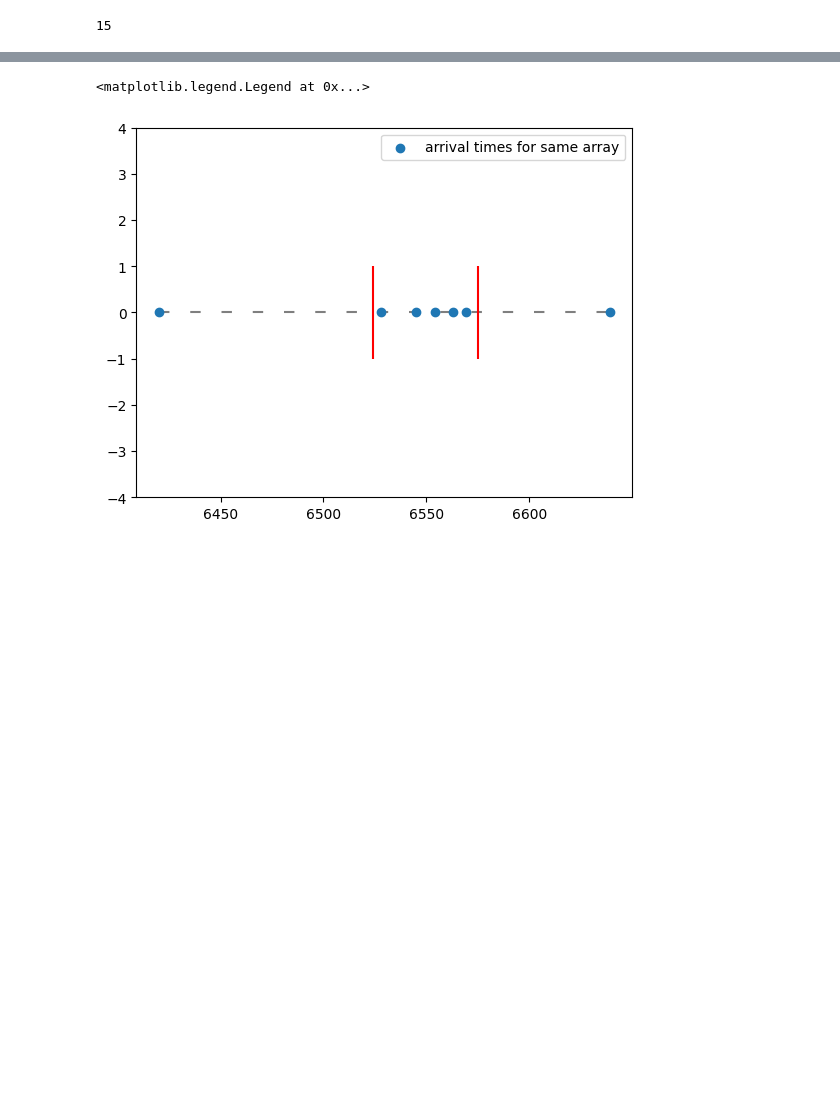
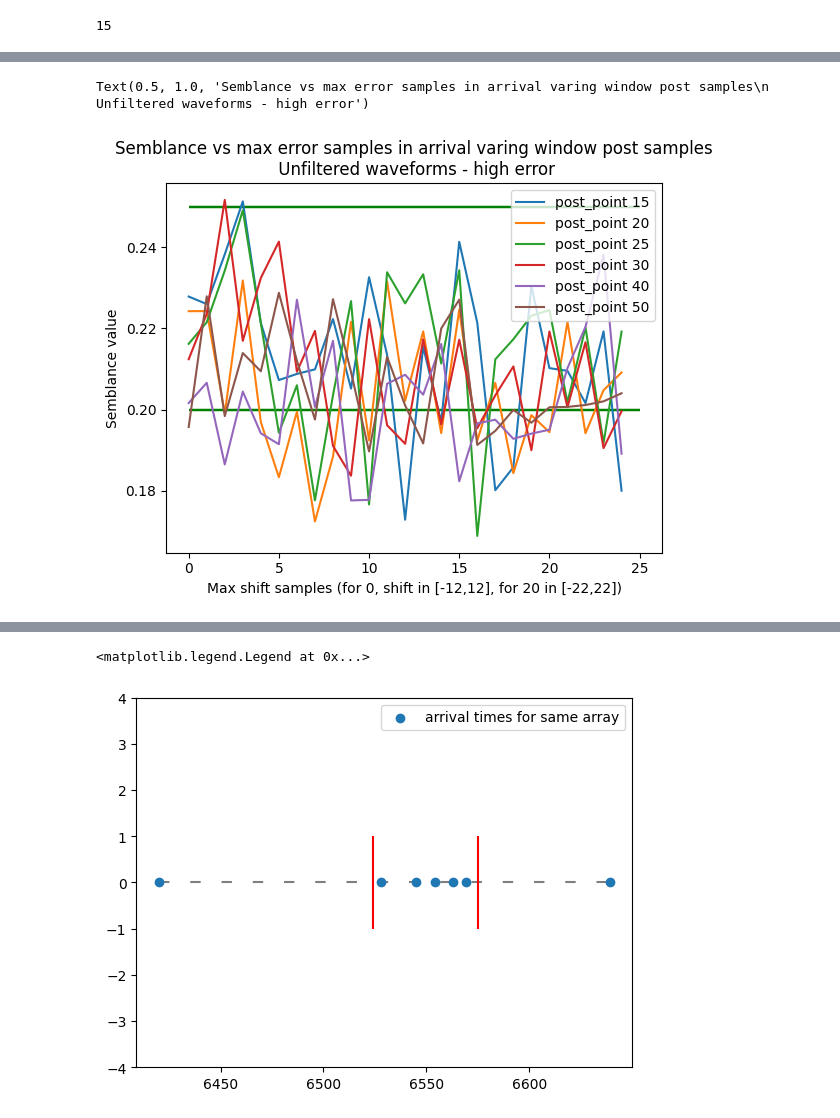
Before and after one commit to Nemenick/primoprogetto, a Jupyter notebook: Codici/_DETECT_HOS.ipynb, the cells around one changed output, grey strips where cells are left out. Saved outputs shown, nothing was run; the diff lists cells and outputs as text; code cells hidden in the pictures; blank space fills up the shorter version.

```diff
--- a/Codici/_DETECT_HOS.ipynb
+++ b/Codici/_DETECT_HOS.ipynb
@@ -417,0 +511,14 @@ indi
+# %%
+# ['211023010730', '02'],
+k = 2
+ev = event_uniq[k]
+tmp = times_hos_cond[(event_list==ev)]                         # select a single event
+#tmp = times_hos_cond[(event_list=="211023010730")]
+arr_list = np.array([s[16:18] for s in tmp["trace_name"]])  # select a single array for each event (tipical arr_list=["01", "01", "10"..] )
+arr_uniq = list(set(arr_list))
+arr_uniq.sort()
+
+kk = 2
+arr = arr_uniq[kk]
+tmp_2 = tmp[(arr_list==arr)]
+#tmp_2 = tmp[(arr_list=="02")]
@@ -417,0 +536,29 @@ indi
+# %%
+s_ = 50
+s  = 20
+prove = 50
+
+ss = [15,20,25,30,40,50]
+semblances=[[]for io in range(len(ss))]
+for jj,s in enumerate(ss):
+    for k in range(25,50): # for k in range(25,50): for high error
+        aio = 0
+        for tent in range(prove):
+            off = np.random.randint(k, size=5)-k//2
+            #u = [D.sismogramma[i][D.metadata["trace_P_arrival_sample"][i]-s_+off[j]:D.metadata["trace_P_arrival_sample"][i]+s+off[j]] for j,i in enumerate(tmp_2.index)]
+            #u = [_Library_HOS.freq_filter(D.sismogramma[i][D.metadata["trace_P_arrival_sample"][i]-s_+off[j]:D.metadata["trace_P_arrival_sample"][i]+s+off[j]], 200, [1,30], type_filter= "bandpass") for j,i in enumerate(tmp_2.index)]
+            u = [D.sismogramma[i][tmp_2["stat: S_4 type_filter: bandpass filter freq: [1, 30] window_width: 300 tresh:_ons_th=0.1"][i]-s_+off[j]:tmp_2["stat: S_4 type_filter: bandpass filter freq: [1, 30] window_width: 300 tresh:_ons_th=0.1"][i]+s+off[j]] for j,i in enumerate(tmp_2.index)]
+            #u = [_Library_HOS.freq_filter(D.sismogramma[i][tmp_2["stat: S_4 type_filter: bandpass filter freq: [1, 30] window_width: 300 tresh:_ons_th=0.1"][i]-s_+off[j]:tmp_2["stat: S_4 type_filter: bandpass filter freq: [1, 30] window_width: 300 tresh:_ons_th=0.1"][i]+s+off[j]], 200, [1,30], type_filter= "bandpass") for j,i in enumerate(tmp_2.index)]
+            aio += _Library_HOS.semblance(u)
+        semblances[jj].append(aio/prove)
+import matplotlib.pyplot as plt
+for i in range(len(semblances)):
+    plt.plot(semblances[i], label=f"post_point {ss[i]}")
+    plt.hlines([0.2,0.25],0,len(semblances[i]),color="green",zorder=-1)
+plt.legend()
+plt.xlabel("Max shift samples (for 0, shift in [-12,12], for 20 in [-22,22])")
+plt.ylabel("Semblance value")
+plt.title("Semblance vs max error samples in arrival varing window post samples\n Unfiltered waveforms - high error")
+# %% [output]
+Text(0.5, 1.0, 'Semblance vs max error samples in arrival varing window post samples\n Unfiltered waveforms - high error')
+[figure, added]
```
Also changed, not shown: parts of 39 cells of this notebook, 4 other files.
